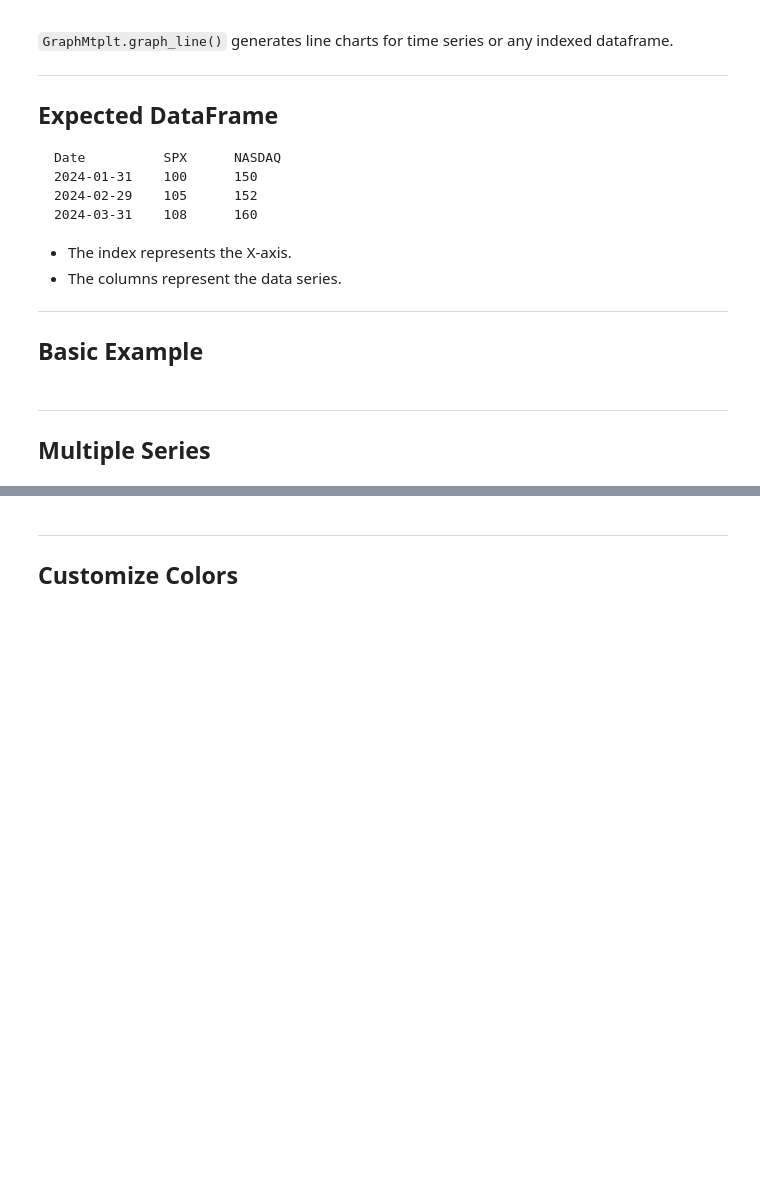
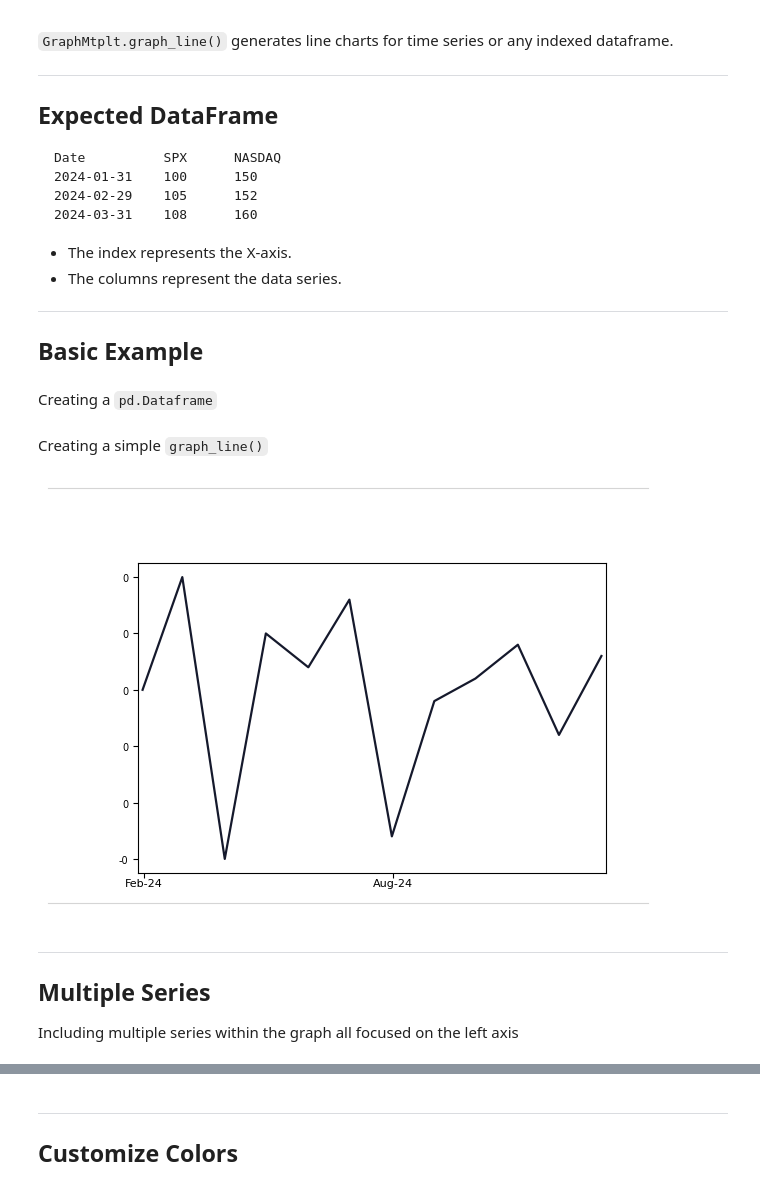
Before and after one commit to jc-ocampob/helpers_ps, a Jupyter notebook: docs/GraphMtplt/Line/graph.ipynb, the cells around one changed output, grey strips where cells are left out. Saved outputs shown, nothing was run; the diff lists cells and outputs as text; code cells hidden in the pictures; blank space fills up the shorter version.

```diff
--- a/docs/GraphMtplt/Line/graph.ipynb
+++ b/docs/GraphMtplt/Line/graph.ipynb
@@ -24,12 +25,25 @@ import helpers_ps as hp
+# %% [markdown]
+Creating a `pd.Dataframe`
+# %%
+df = pd.DataFrame({
+    "date": pd.date_range("2024-01-01", periods=12, freq="ME"),
+    "return": [0.01, 0.02, -0.005, 0.015, 0.012, 0.018, -0.003, 0.009, 0.011, 0.014, 0.006, 0.013],
+    "nav": [101, 103, 101.5, 102, 104, 106, 105, 106.5, 107, 108, 109, 108.5]
+}).set_index("date")
+# %% [markdown]
+Creating a simple `graph_line()`
 # %%
-g = hp.GraphMtplt(df)
-
-g.graph_line(
-    tickers=["SPX"]
+g = (
+    hp.GraphMtplt(df)
+    .graph_line(
+        tickers=["return"]
+    )
 )
-
-g.show()
+# %% [output]
+[figure, added]
 # %% [markdown]
 ---
 ## Multiple Series
+
+Including multiple series within the graph all focused on the left axis
 # %%
```
Also changed, not shown: parts of 7 cells of this notebook, 33 other files.
